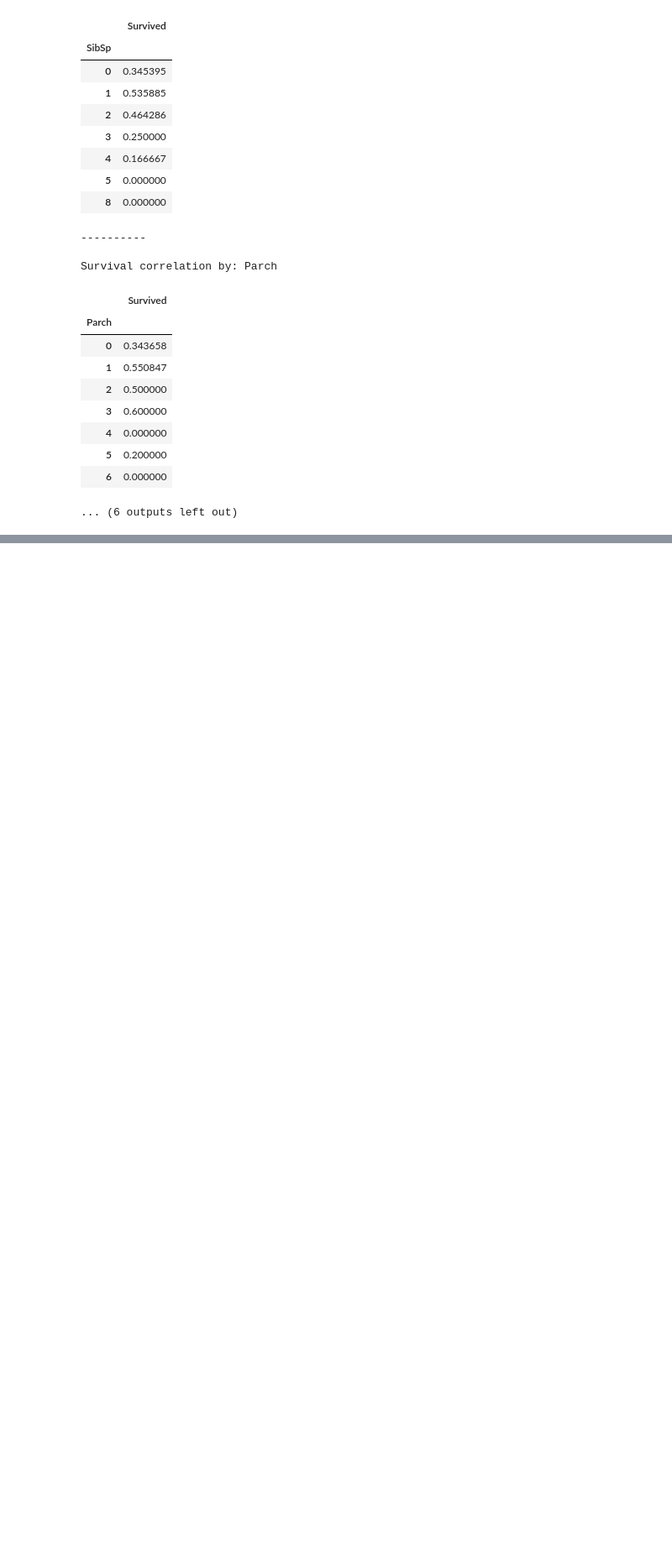
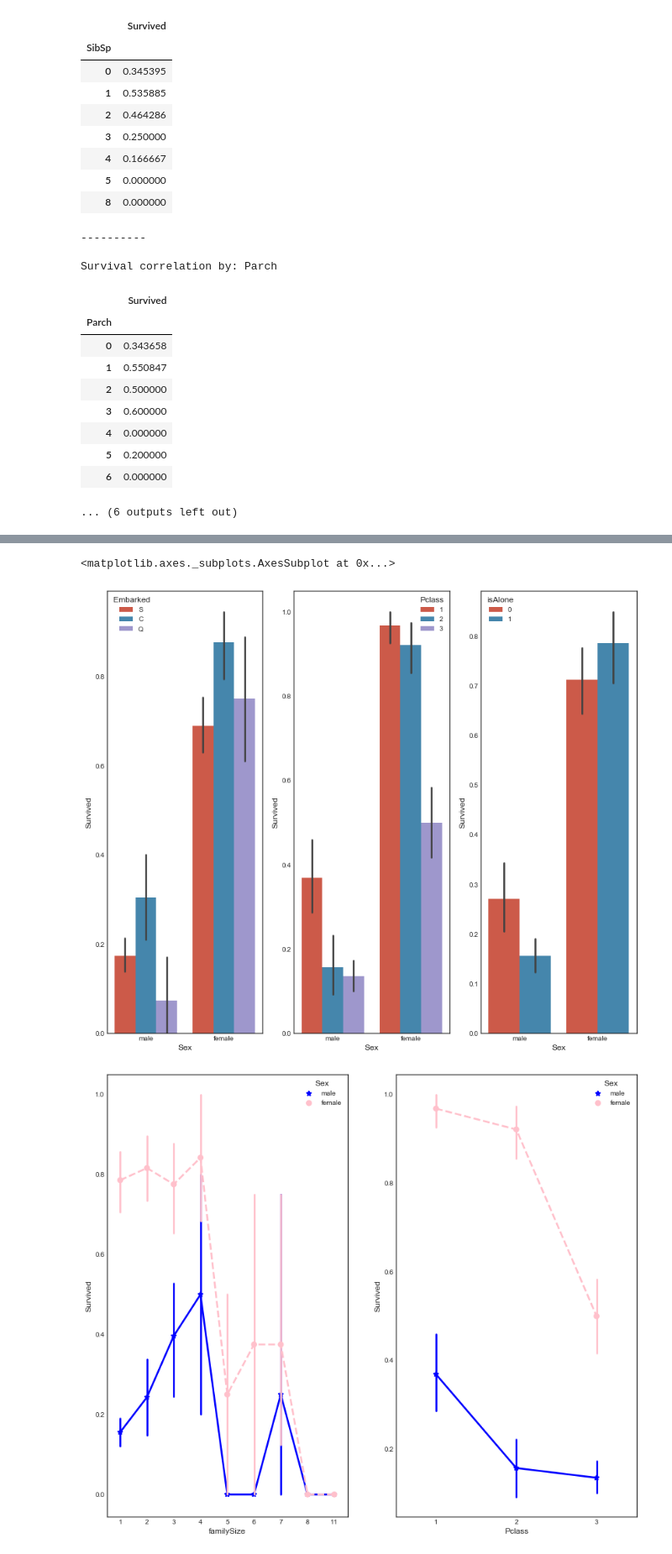
Before and after one commit to sidkrishna92/rmsTitanic, a Jupyter notebook: titanic.ipynb, the cells around one changed output, grey strips where cells are left out. Shown: that part at 84% size. Saved outputs shown, nothing was run; the diff lists cells and outputs as text; code cells hidden in the pictures; blank space fills up the shorter version.

```diff
--- a/titanic.ipynb
+++ b/titanic.ipynb
@@ -544,0 +609,27 @@ Survival correlation by: Parch
+# %%
+fig, qaxis = plt.subplots(1,3,figsize=(14,12))
+sns.barplot(x = 'Sex', y = 'Survived', hue = 'Embarked', data=data1, ax = qaxis[0])
+axis1.set_title('Sex vs Embarked Survival Comparison')
+
+sns.barplot(x = 'Sex', y = 'Survived', hue = 'Pclass', data=data1, ax  = qaxis[1])
+axis1.set_title('Sex vs Pclass Survival Comparison')
+
+sns.barplot(x = 'Sex', y = 'Survived', hue = 'isAlone', data=data1, ax  = qaxis[2])
+axis1.set_title('Sex vs IsAlone Survival Comparison')
+
+#more side-by-side comparisons
+fig, (maxis1, maxis2) = plt.subplots(1, 2,figsize=(14,12))
+
+#how does family size factor with sex & survival compare
+sns.pointplot(x="familySize", y="Survived", hue="Sex", data=data1,
+              palette={"male": "blue", "female": "pink"},
+              markers=["*", "o"], linestyles=["-", "--"], ax = maxis1)
+
+#how does class factor with sex & survival compare
+sns.pointplot(x="Pclass", y="Survived", hue="Sex", data=data1,
+              palette={"male": "blue", "female": "pink"},
+              markers=["*", "o"], linestyles=["-", "--"], ax = maxis2)
+# %% [output]
+<matplotlib.axes._subplots.AxesSubplot at 0x...>
+[figure, added]
+[figure, added]
```
Also changed, not shown: parts of 19 cells of this notebook.
